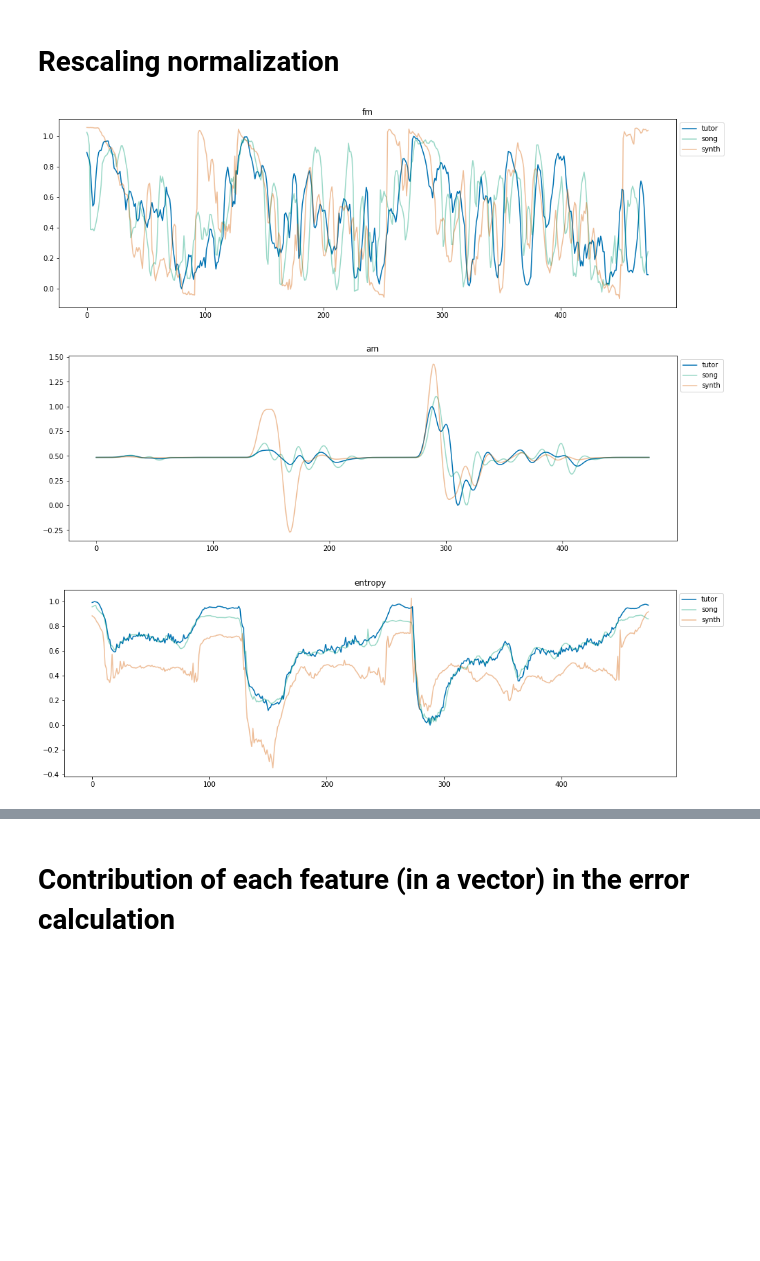
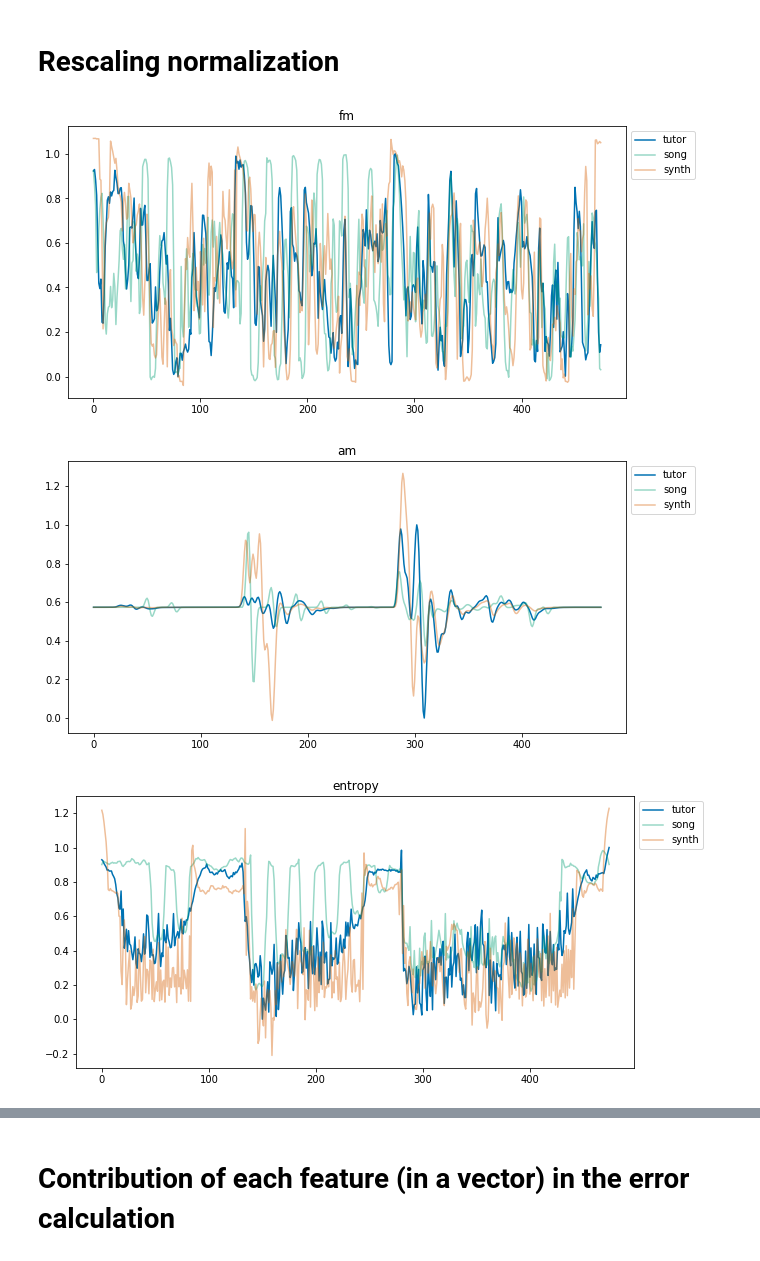
Before and after one commit to gnouveau/birdsonglearningmodel, a Jupyter notebook: analysis/cmp_song_model_and_synth_features_and_scores.ipynb, the cells around one changed output, grey strips where cells are left out. Drawn from its saved outputs; the diff is of its cells as text; code cells hidden in the pictures; blank space fills up the shorter version.

```diff
--- a/analysis/cmp_song_model_and_synth_features_and_scores.ipynb
+++ b/analysis/cmp_song_model_and_synth_features_and_scores.ipynb
@@ -33,6 +33,9 @@ from measures import bsa_measure, normalize_and_center
 from song_model import SongModel
 
 np.set_printoptions(precision=3)
+
+fig_width = 10 # full screen: 16 / half screen: 10
+fig_height = 5
 # %% [markdown]
 # Function and variable definitions
 # %%
@@ -49,7 +52,7 @@ tutor = normalize_and_center(tutor)
 sr, synth_song = wavfile.read('../data/{}_out.wav'.format(song_name))
 
 # A song model from a simulation
-path = "../model/res/rescal_meas_fast_neg_beta_zero_180622_164300/optimise_gesture_whole_local_search+mutate_microbial_diversity_uniform+rescal_meas_fast_neg_beta_zero+5en_5amp"
+path = "../model/res/512_neg_beta_no_pitch_fast_180704_162942"
 with open(join(path, "data.pkl"), "rb") as f:
     songlog = pickle.load(f)
 
@@ -173,14 +176,14 @@ fnames = ['fm', 'am', 'entropy', 'goodness', 'amplitude', 'pitch']
 # Rescaling normalization
 # %%
 for feat in fnames:
-    plt.figure(figsize=(16, 5))
+    plt.figure(figsize=(fig_width, fig_height))
     plt.plot(tutor_feat[feat], label="tutor")
     plt.plot(song_feat[feat], alpha=0.4, label="song")
     plt.plot(synth_feat[feat], alpha=0.4, label="synth")
     plt.title(feat)
     plt.legend(bbox_to_anchor=(1,1), loc="upper left")
 plt.show()
 # %% [output]
-[figure, old version]
+[figure, new version]
-[figure, old version]
+[figure, new version]
-[figure, old version]
+[figure, new version]
```
Also changed, not shown: parts of 4 cells of this notebook, 12 other files.
